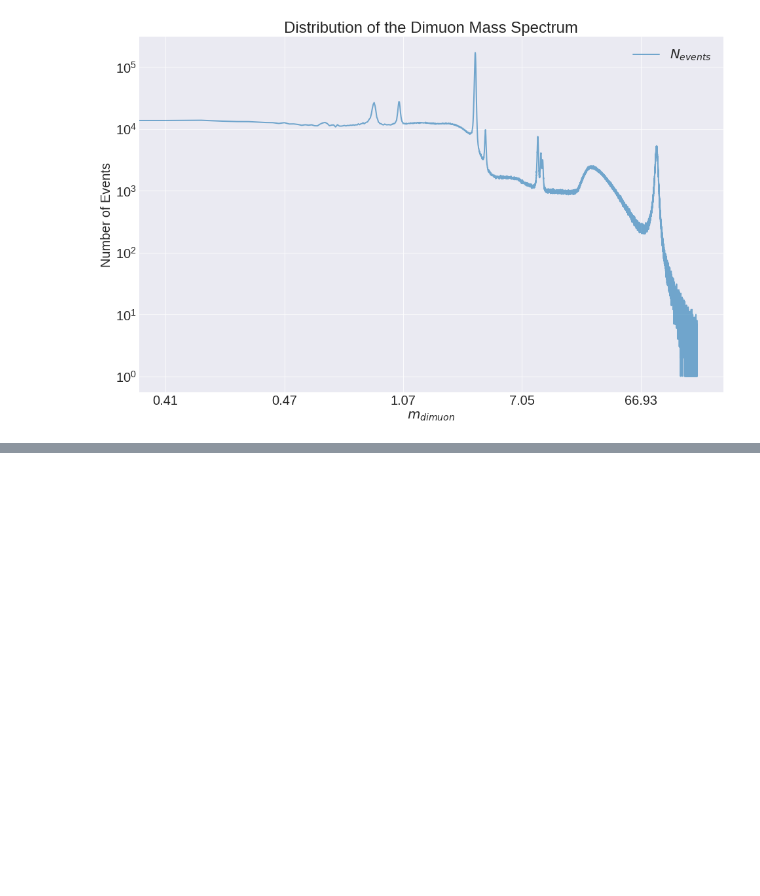
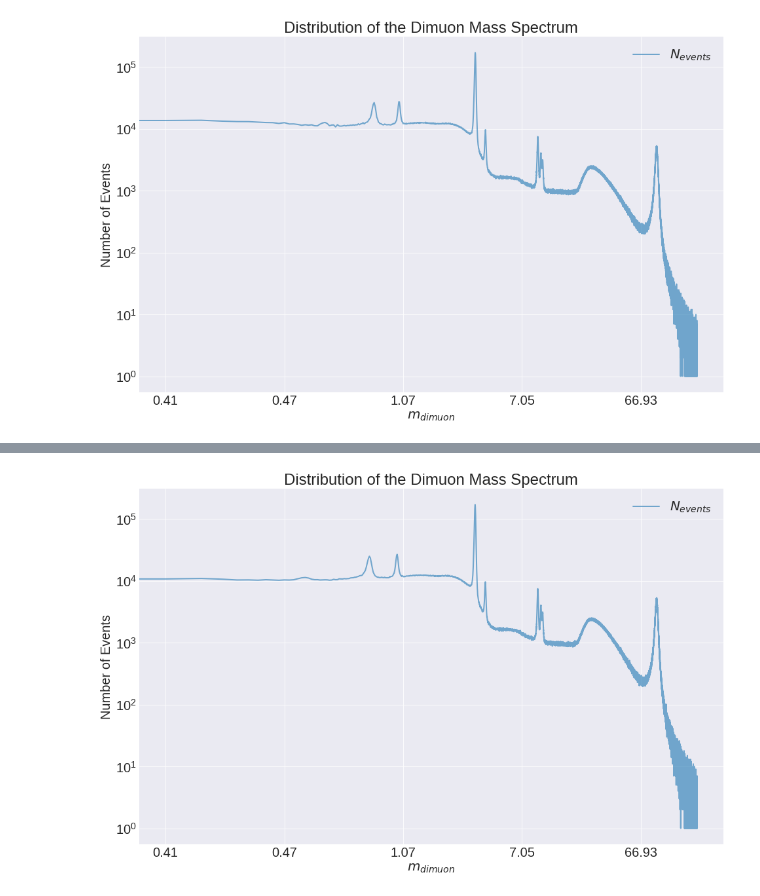
Before and after one commit to LucaCanali/Miscellaneous, a Jupyter notebook: Spark_Notes/Spark_HEP_Examples/Dimuon_mass_spectrum_histogram_Spark_mapInArrow.ipynb, the cells around one changed output, grey strips where cells are left out. Cells and saved outputs as stored; diff of their text form; code cells hidden in the pictures; blank space fills up the shorter version.

Commit message:
Add notebook with dimuon mass spectrum and histogram using Spark

```diff
--- a/Spark_Notes/Spark_HEP_Examples/Dimuon_mass_spectrum_histogram_Spark_mapInArrow.ipynb
+++ b/Spark_Notes/Spark_HEP_Examples/Dimuon_mass_spectrum_histogram_Spark_mapInArrow.ipynb
@@ -205,0 +236,27 @@ plt.show()
+# %%
+# compute the histogram
+# this is the same code as what was used earlier in Dimuon mass spectrum calculation with Spark UDF mapInArrow
+
+min_val = 0.40
+max_val = 200
+num_bins = 30000
+step = (max_val - min_val) / num_bins
+
+histogram_data = (
+    df_with_dimuonmass
+        .where(f"Dimuon_mass between {min_val} and {max_val}")
+        .selectExpr(f"width_bucket(Dimuon_mass, {min_val}, {max_val}, {num_bins}) as bucket")
+        .groupBy("bucket")
+        .count()
+        .orderBy("bucket")
+    )
+
+# convert bucket number to the corresponding dimoun mass value
+histogram_data = histogram_data.selectExpr(f"round({min_val} + (bucket - 1) * {step},2) as value", "count as N_events")
+# %%
+%%time
+
+# The action toPandas() here triggers the computation.
+# Histogram data is fetched into the driver.
+
+histogram_data_pandas=histogram_data.toPandas()
@@ -205,0 +266,17 @@ plt.show()
+# %%
+import matplotlib.pyplot as plt
+plt.style.use('seaborn-darkgrid')
+plt.rcParams.update({'font.size': 20, 'figure.figsize': [16,10]})
+
+# histogram_data_pandas is a pandas dataframe containing the bins value and counts foreach bin
+# the plot is in log-log axis to better show the peaks
+ax = histogram_data_pandas.plot(x='value', y='N_events', kind='line', label='$N_{events}$', loglog=True,
+                                alpha=0.6, linewidth=2.0)
+
+ax.set_xlabel('$m_{dimuon}$')
+ax.set_ylabel('Number of Events')
+ax.set_title("Distribution of the Dimuon Mass Spectrum")
+
+plt.show()
+# %% [output]
+[figure, added]
```
Also changed, not shown: parts of 11 cells of this notebook.
